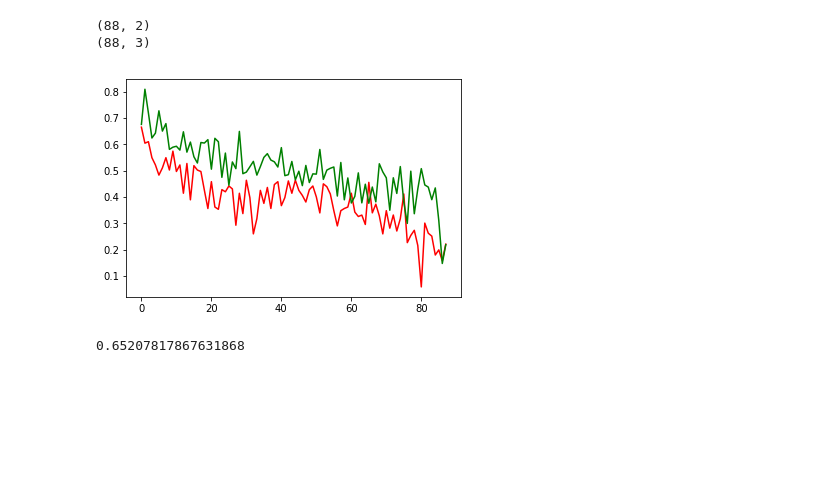
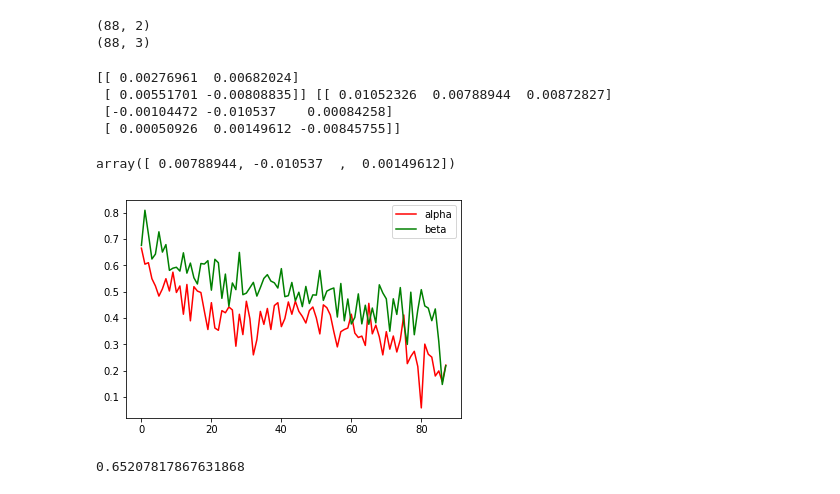
Before and after one commit to zyu47/MATH532, a Jupyter notebook: ps3/Programming.ipynb, the cells around one changed output. Cells and saved outputs as stored; diff of their text form; code cells hidden in the pictures; blank space fills up the shorter version.

```diff
--- a/ps3/Programming.ipynb
+++ b/ps3/Programming.ipynb
@@ -17,7 +17,7 @@ print(Y.shape)
 (88, 2)
 (88, 3)
 # %%
-def CCA(X, Y, mean_substract=False):
+def CCA(X, Y, mean_substract=True):
     '''
     :param X, Y : input vectors to analyze CCA,
     '''
@@ -33,15 +33,26 @@ phi, s, psi, Qx, Rx, Qy, Ry = CCA(X, Y, True)
 # %%
 a = np.linalg.pinv(Rx)@phi
 b = np.linalg.pinv(Ry)@psi
+print(a, b)
+# %% [output]
+[[ 0.00276961  0.00682024]
+ [ 0.00551701 -0.00808835]] [[ 0.01052326  0.00788944  0.00872827]
+ [-0.00104472 -0.010537    0.00084258]
+ [ 0.00050926  0.00149612 -0.00845755]]
+# %%
+b[:, 1]
+# %% [output]
+array([ 0.00788944, -0.010537  ,  0.00149612])
 # %%
 alpha = X@a
 beta = Y@b
 # %%
-plt.plot(alpha[:, 0], 'r')
-plt.plot(beta[:, 0], 'g')
+plt.plot(alpha[:, 0], 'r', label='alpha')
+plt.plot(beta[:, 0], 'g', label='beta')
+plt.legend()
 plt.show()
 # %% [output]
-[figure, old version]
+[figure, new version]
 # %%
 u = Qx@phi
 v = Qy@psi
```
Also changed, not shown: parts of 17 cells of this notebook, 21 other files.
